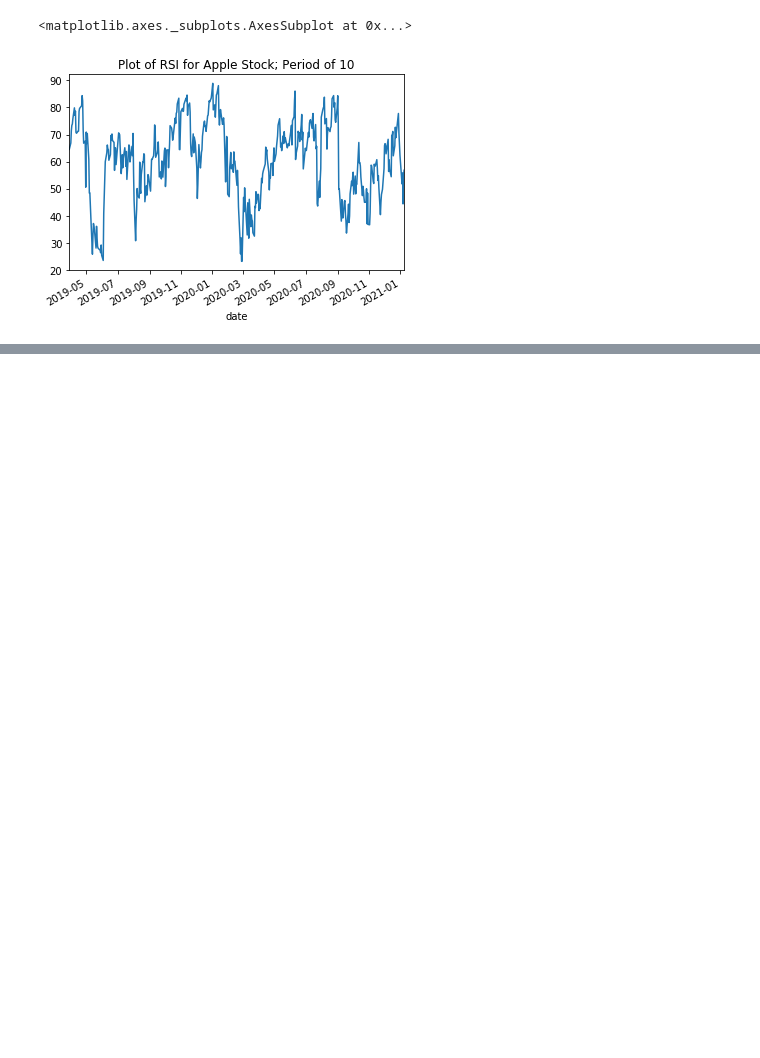
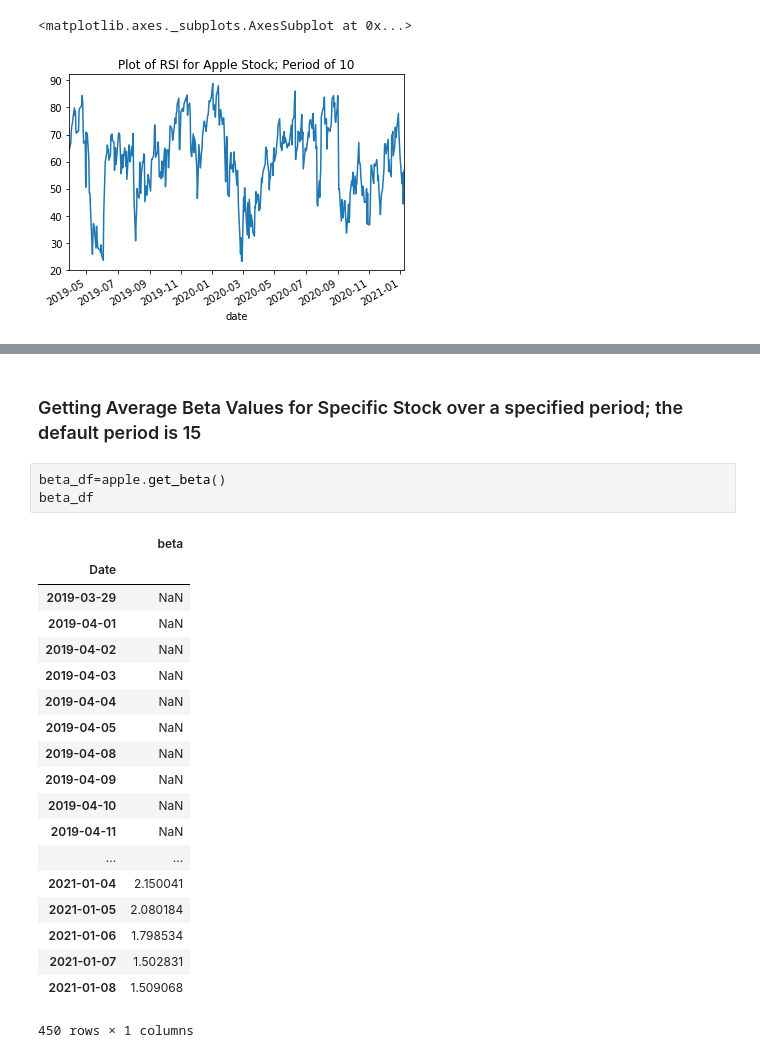
Before and after one commit to Asheladia/TraderbotAdvisor, a Jupyter notebook: Project-02_workfiles/ClassTest.ipynb, the cells around one changed output, grey strips where cells are left out. Drawn from its saved outputs; the diff is of its cells as text; blank space fills up the shorter version.

```diff
--- a/Project-02_workfiles/ClassTest.ipynb
+++ b/Project-02_workfiles/ClassTest.ipynb
@@ -93,0 +153,25 @@ df.RSI.plot(title="Plot of RSI for Apple Stock; Period of 10")
+# %% [markdown]
+### Getting Average Beta Values for Specific Stock over a specified period; the default period is 15
+# %%
+beta_df=apple.get_beta()
+beta_df
+# %% [output]
+|  | beta |
+| Date |  |
+| 2019-03-29 | NaN |
+| 2019-04-01 | NaN |
+| 2019-04-02 | NaN |
+| 2019-04-03 | NaN |
+| 2019-04-04 | NaN |
+| 2019-04-05 | NaN |
+| 2019-04-08 | NaN |
+| 2019-04-09 | NaN |
+| 2019-04-10 | NaN |
+| 2019-04-11 | NaN |
+| ... | ... |
+| 2021-01-04 | 2.150041 |
+| 2021-01-05 | 2.080184 |
+| 2021-01-06 | 1.798534 |
+| 2021-01-07 | 1.502831 |
+| 2021-01-08 | 1.509068 |
+450 rows × 1 columns
```
Also changed, not shown: parts of 9 cells of this notebook, 5 other files.
